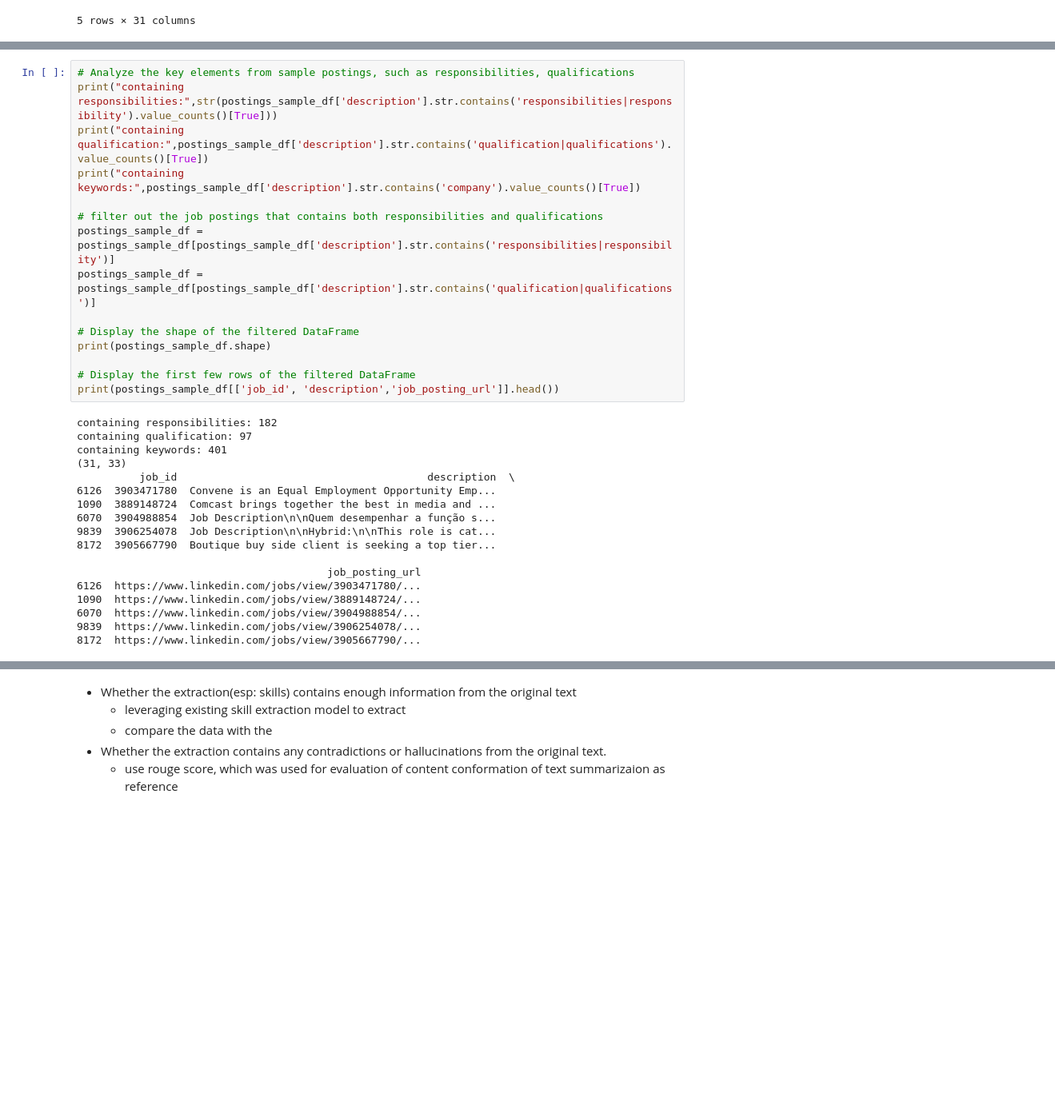
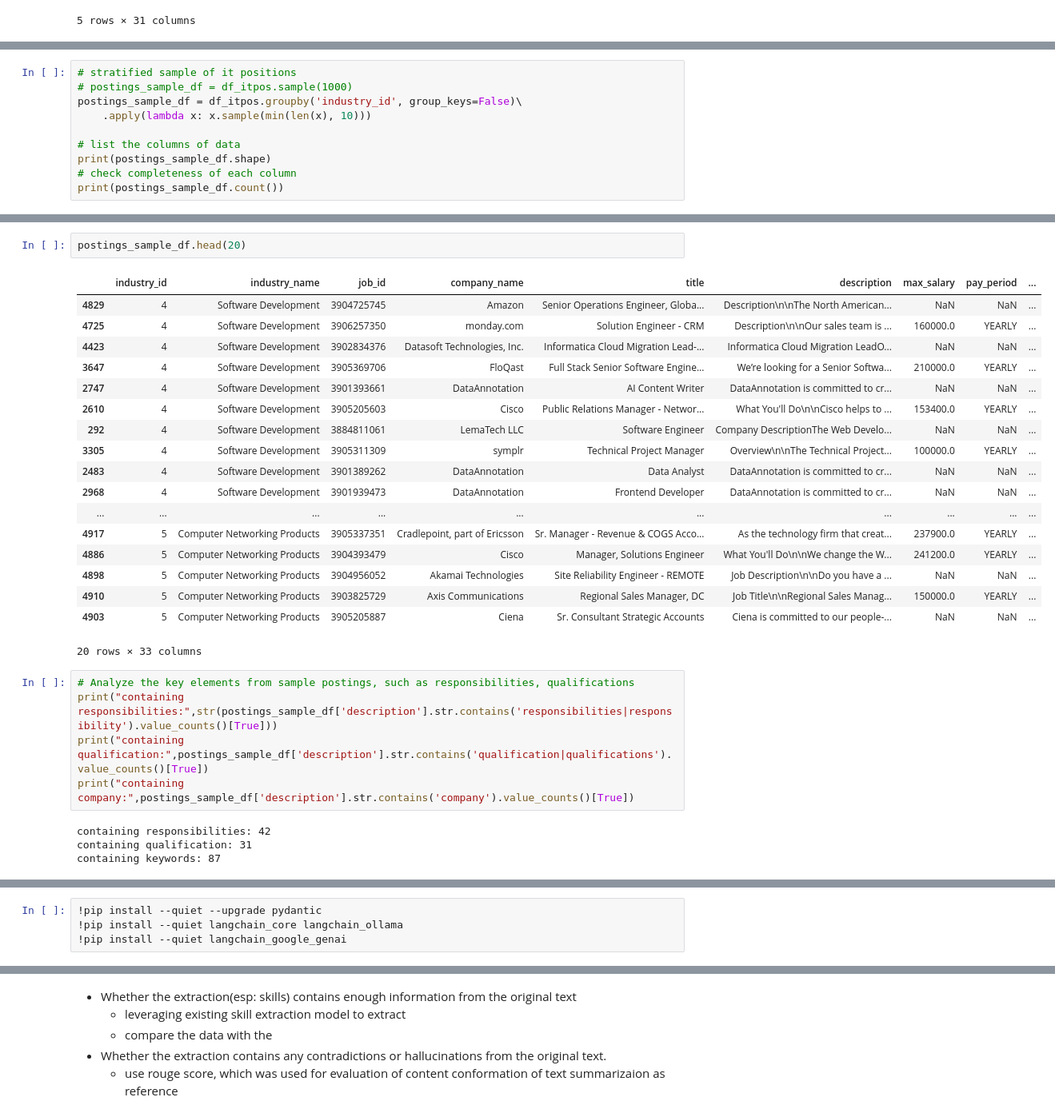
Before and after one commit to daiqing2009/ResumeFlow, a Jupyter notebook: benchmark/jd.ipynb, the cells around one changed output, grey strips where cells are left out. Shown: that part at 80% size. Cells and saved outputs as stored; diff of their text form; blank space fills up the shorter version.

Commit message:
upgrade with content extraction

```diff
--- a/benchmark/jd.ipynb
+++ b/benchmark/jd.ipynb
@@ -223,0 +237,10 @@ Name: skills_desc, dtype: object
+# %%
+# stratified sample of it positions
+# postings_sample_df = df_itpos.sample(1000)
+postings_sample_df = df_itpos.groupby('industry_id', group_keys=False)\
+    .apply(lambda x: x.sample(min(len(x), 10)))
+
+# list the columns of data
+print(postings_sample_df.shape)
+# check completeness of each column
+print(postings_sample_df.count())
@@ -224,36 +265,33 @@ Name: skills_desc, dtype: object
+# %%
+postings_sample_df.head(20)
+# %% [output]
+|  | industry_id | industry_name | job_id | company_name | title | description | max_salary | pay_period | ... |
+| 4829 | 4 | Software Development | 3904725745 | Amazon | Senior Operations Engineer, Globa... | Description\n\nThe North American... | NaN | NaN | ... |
+| 4725 | 4 | Software Development | 3906257350 | monday.com | Solution Engineer - CRM | Description\n\nOur sales team is ... | 160000.0 | YEARLY | ... |
+| 4423 | 4 | Software Development | 3902834376 | Datasoft Technologies, Inc. | Informatica Cloud Migration Lead-... | Informatica Cloud Migration LeadO... | NaN | NaN | ... |
+| 3647 | 4 | Software Development | 3905369706 | FloQast | Full Stack Senior Software Engine... | We’re looking for a Senior Softwa... | 210000.0 | YEARLY | ... |
+| 2747 | 4 | Software Development | 3901393661 | DataAnnotation | AI Content Writer | DataAnnotation is committed to cr... | NaN | NaN | ... |
+| 2610 | 4 | Software Development | 3905205603 | Cisco | Public Relations Manager - Networ... | What You'll Do\n\nCisco helps to ... | 153400.0 | YEARLY | ... |
+| 292 | 4 | Software Development | 3884811061 | LemaTech LLC | Software Engineer | Company DescriptionThe Web Develo... | NaN | NaN | ... |
+| 3305 | 4 | Software Development | 3905311309 | symplr | Technical Project Manager | Overview\n\nThe Technical Project... | 100000.0 | YEARLY | ... |
+| 2483 | 4 | Software Development | 3901389262 | DataAnnotation | Data Analyst | DataAnnotation is committed to cr... | NaN | NaN | ... |
+| 2968 | 4 | Software Development | 3901939473 | DataAnnotation | Frontend Developer | DataAnnotation is committed to cr... | NaN | NaN | ... |
+| ... | ... | ... | ... | ... | ... | ... | ... | ... | ... |
+| 4917 | 5 | Computer Networking Products | 3905337351 | Cradlepoint, part of Ericsson | Sr. Manager - Revenue & COGS Acco... | As the technology firm that creat... | 237900.0 | YEARLY | ... |
+| 4886 | 5 | Computer Networking Products | 3904393479 | Cisco | Manager, Solutions Engineer | What You'll Do\n\nWe change the W... | 241200.0 | YEARLY | ... |
+| 4898 | 5 | Computer Networking Products | 3904956052 | Akamai Technologies | Site Reliability Engineer - REMOTE | Job Description\n\nDo you have a ... | NaN | NaN | ... |
+| 4910 | 5 | Computer Networking Products | 3903825729 | Axis Communications | Regional Sales Manager, DC | Job Title\n\nRegional Sales Manag... | 150000.0 | YEARLY | ... |
+| 4903 | 5 | Computer Networking Products | 3905205887 | Ciena | Sr. Consultant Strategic Accounts | Ciena is committed to our people-... | NaN | NaN | ... |
+20 rows × 33 columns
 # %%
 # Analyze the key elements from sample postings, such as responsibilities, qualifications
 print("containing responsibilities:",str(postings_sample_df['description'].str.contains('responsibilities|responsibility').value_counts()[True]))
 print("containing qualification:",postings_sample_df['description'].str.contains('qualification|qualifications').value_counts()[True])
-print("containing keywords:",postings_sample_df['description'].str.contains('company').value_counts()[True])
-
-# filter out the job postings that contains both responsibilities and qualifications
-postings_sample_df = postings_sample_df[postings_sample_df['description'].str.contains('responsibilities|responsibility')]
-postings_sample_df = postings_sample_df[postings_sample_df['description'].str.contains('qualification|qualifications')]
-
-# Display the shape of the filtered DataFrame
-print(postings_sample_df.shape)
-
-# Display the first few rows of the filtered DataFrame
-print(postings_sample_df[['job_id', 'description','job_posting_url']].head())
+print("containing company:",postings_sample_df['description'].str.contains('company').value_counts()[True])
 # %% [output]
-containing responsibilities: 182
-containing qualification: 97
-containing keywords: 401
-(31, 33)
-          job_id                                        description  \
-6126  3903471780  Convene is an Equal Employment Opportunity Emp...
-1090  3889148724  Comcast brings together the best in media and ...
-6070  3904988854  Job Description\n\nQuem desempenhar a função s...
-9839  3906254078  Job Description\n\nHybrid:\n\nThis role is cat...
-8172  3905667790  Boutique buy side client is seeking a top tier...
-
-                                        job_posting_url
-6126  https://www.linkedin.com/jobs/view/3903471780/...
-1090  https://www.linkedin.com/jobs/view/3889148724/...
-6070  https://www.linkedin.com/jobs/view/3904988854/...
-9839  https://www.linkedin.com/jobs/view/3906254078/...
-8172  https://www.linkedin.com/jobs/view/3905667790/...
+containing responsibilities: 42
+containing qualification: 31
+containing keywords: 87
 # %%
 JOB_DETAILS_EXTRACTOR = """
 <task>
@@ -268,6 +306,10 @@ Note: The "job_duties_and_responsibilities", and "required_qualifications" secti
 
 {format_instructions}
 """
+# %%
+!pip install --quiet --upgrade pydantic
+!pip install --quiet langchain_core langchain_ollama
+!pip install --quiet langchain_google_genai
 # %%
 from typing import List,Optional
 from pydantic import BaseModel, Field
```
Also changed, not shown: parts of 22 cells of this notebook, 1 other file.
